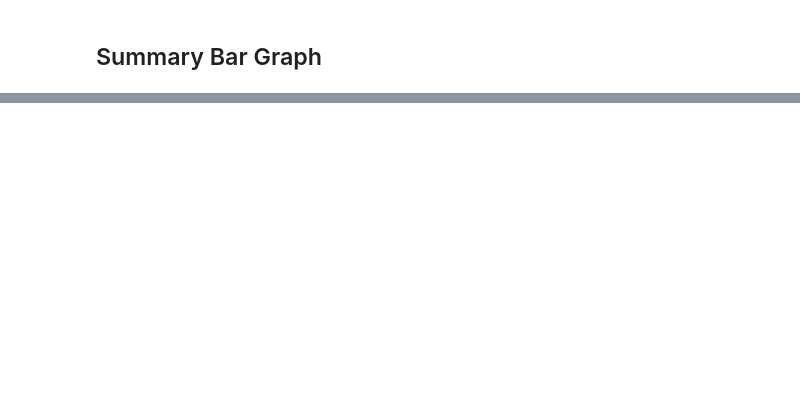
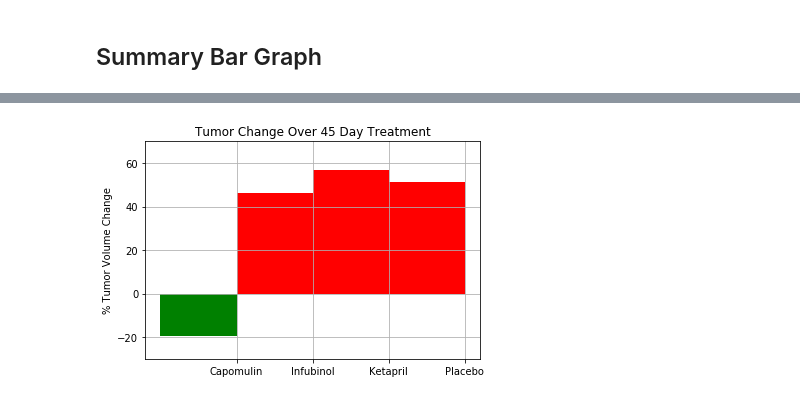
Before and after one commit to shouaschang/Student, a Jupyter notebook: 05_Matplotlib/Pymaceuticals/pymaceuticals_matplotlib.ipynb, the cells around one changed output, grey strips where cells are left out. Drawn from its saved outputs; the diff is of its cells as text; code cells hidden in the pictures; blank space fills up the shorter version.

```diff
--- a/05_Matplotlib/Pymaceuticals/pymaceuticals_matplotlib.ipynb
+++ b/05_Matplotlib/Pymaceuticals/pymaceuticals_matplotlib.ipynb
@@ -313,5 +330,7 @@ plt.show()
 ## Summary Bar Graph
 # %%
 # Calculate the percent changes for each drug
+percent_change = ((tumor_mean_pivot.iloc[-1] - tumor_mean_pivot.iloc[0]) / tumor_mean_pivot.iloc[0]) * 100
 
 # Display the data to confirm
+percent_change
@@ -332,21 +350,38 @@ dtype: float64
 # %%
 # Store all Relevant Percent Changes into a Tuple
+all_percent_change = (percent_change["Capomulin"],
+                     percent_change["Infubinol"],
+                     percent_change["Ketapril"],
+                     percent_change["Placebo"])
 
+#all_percent_change
 
 # Splice the data between passing and failing drugs
-
+fig, ax = plt.subplots()
+ind = np.arange(len(all_percent_change))
+width = 1
+pass_drug = ax.bar(ind[0], all_percent_change[0], width, color='g')
+fail_drug = ax.bar(ind[1:], all_percent_change[1:], width, color='r')
 
 # Orient widths. Add labels, tick marks, etc.
-
+ax.set_ylabel('% Tumor Volume Change')
+ax.set_title('Tumor Change Over 45 Day Treatment')
+ax.set_xticks(ind + 0.5)
+ax.set_xticklabels(('Capomulin', 'Infubinol', 'Ketapril', 'Placebo'))
+ax.set_autoscaley_on(False)
+ax.set_ylim([-30,70])
+ax.grid(True)
 
 # Use functions to label the percentages of changes
 
 
 # Call functions to implement the function calls
 
 
 # Save the Figure
-
+fig.savefig("Percent_Change_Tumor_Plot.png")
 
 # Show the Figure
-fig.show()
+#fig.show()
+# %% [output]
+[figure, added]
```
Also changed, not shown: parts of 11 cells of this notebook, 10 other files.
